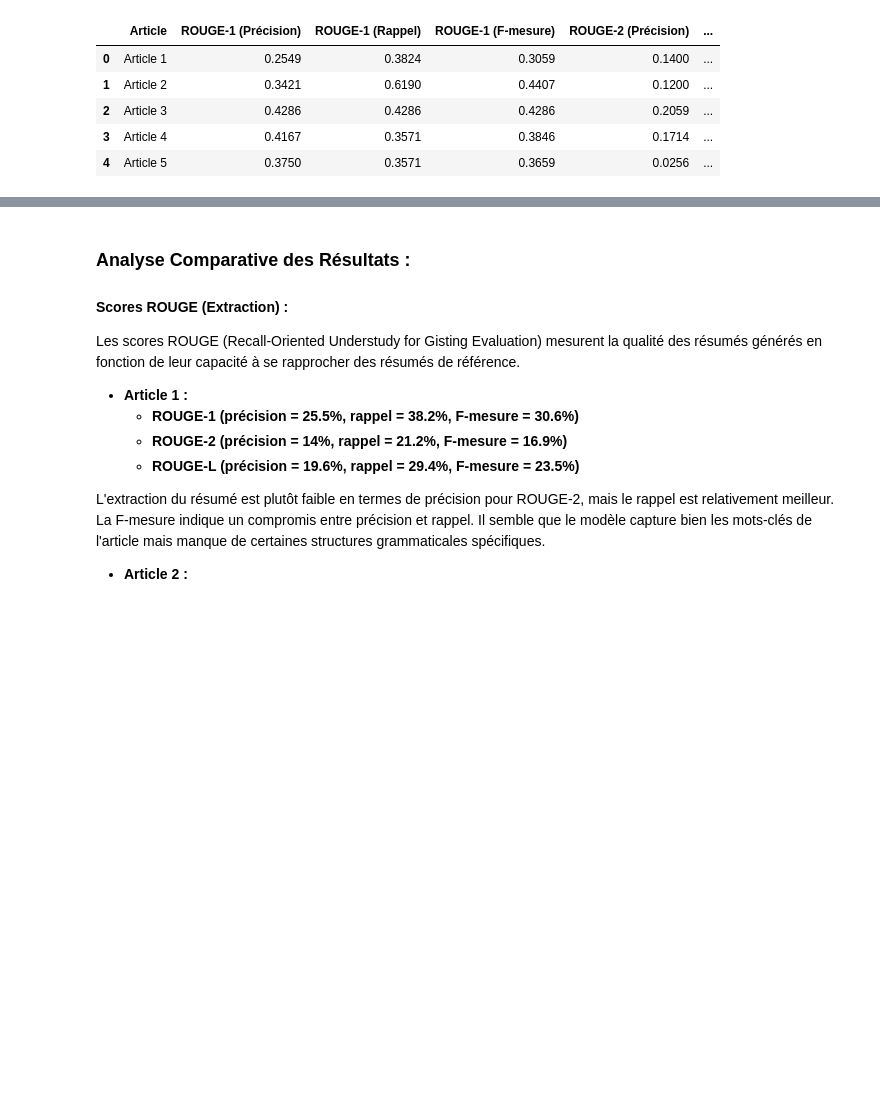
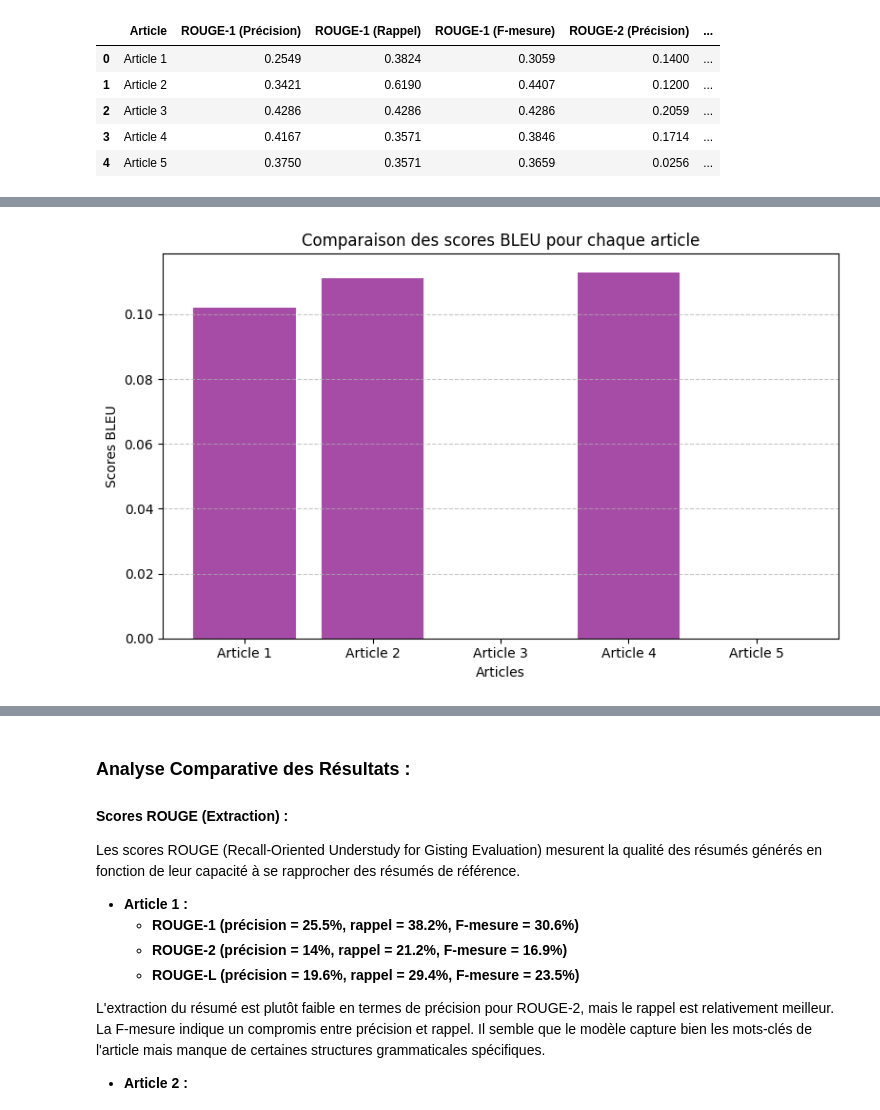
Before and after one commit to VirtuelsDev/nlp-summarization-project, a Jupyter notebook: nlp2.ipynb, the cells around one changed output, grey strips where cells are left out. Saved outputs shown, nothing was run; the diff lists cells and outputs as text; code cells hidden in the pictures; blank space fills up the shorter version.

```diff
--- a/nlp2.ipynb
+++ b/nlp2.ipynb
@@ -295,0 +328,13 @@ display(df2)
+# %%
+# Graphique 2: Comparaison des scores BLEU pour chaque article
+plt.figure(figsize=(8, 5))
+plt.bar(articles, bleu_scores, color='purple', alpha=0.7)
+plt.xlabel("Articles")
+plt.ylabel("Scores BLEU")
+plt.title("Comparaison des scores BLEU pour chaque article")
+plt.grid(axis='y', linestyle='--', alpha=0.7)
+plt.tight_layout()
+plt.savefig("data/BLEU_scores_comparison.png")  # Save the graph as an image
+plt.show()
+# %% [output]
+[figure, added]
```
Also changed, not shown: parts of 6 cells of this notebook, 1 other file.
